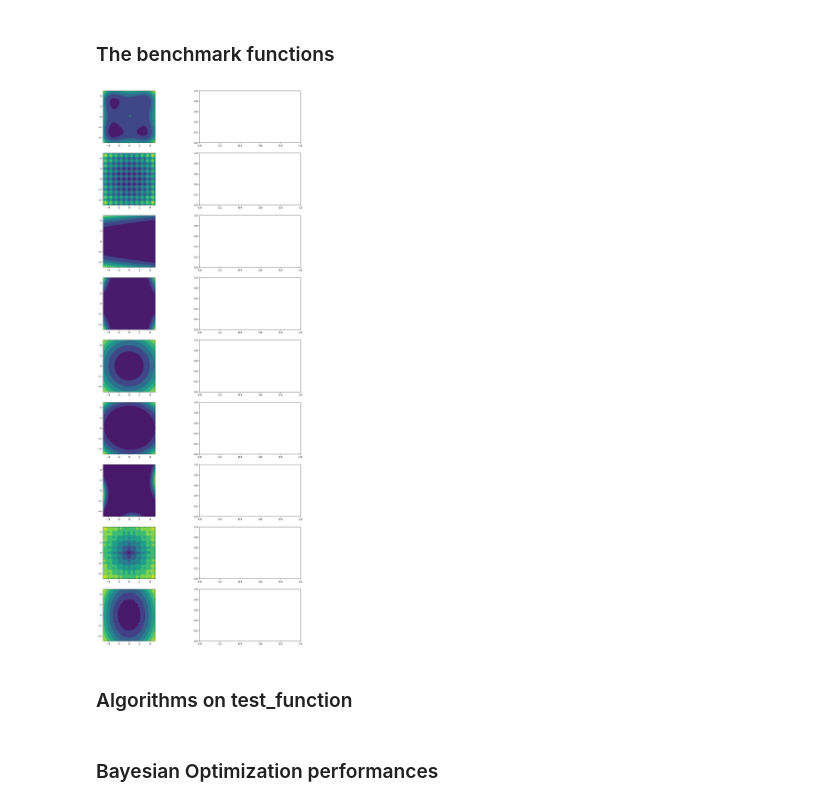
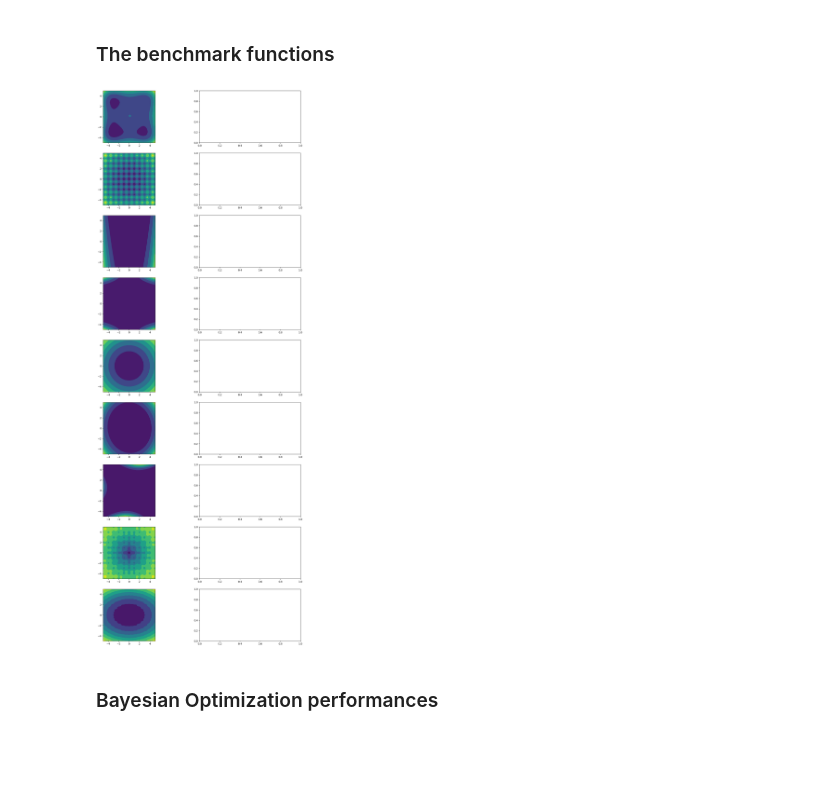
Before and after one commit to oselin/algorithm_development, a Jupyter notebook: main.ipynb, the cells around one changed output. Cells and saved outputs as stored; diff of their text form; code cells hidden in the pictures; blank space fills up the shorter version.

Commit message:
More graphs

```diff
--- a/main.ipynb
+++ b/main.ipynb
@@ -15,20 +15,18 @@ algorithms_list        = [bayesian_optimization, bfgs, latin_hypercube, nelder_m
 # %%
 # Define the X1 and X2 span
 X1 = np.linspace(-5, 5, 101)
 X2 = np.linspace(-5, 5, 101)
 points = np.array([[x1,x2] for x1 in X1 for x2 in X2]).T
 
 fig, ax = plt.subplots(len(benchmarkfunction_list), 2, figsize=(16,40))
 
 for idx, fun in enumerate(benchmarkfunction_list):
     # Compute the function
-    Fx = fun(points).reshape(101,101)
+    Fx = fun(points).reshape(101,101).T
 
     ax[idx,0].contourf(X1,X2,Fx)
     ax[idx,0].axis('scaled')
 
 plt.show()
 # %% [output]
-[figure, old version]
+[figure, new version]
-# %% [markdown]
-### Algorithms on test_function
```
Also changed, not shown: parts of 9 cells of this notebook.
